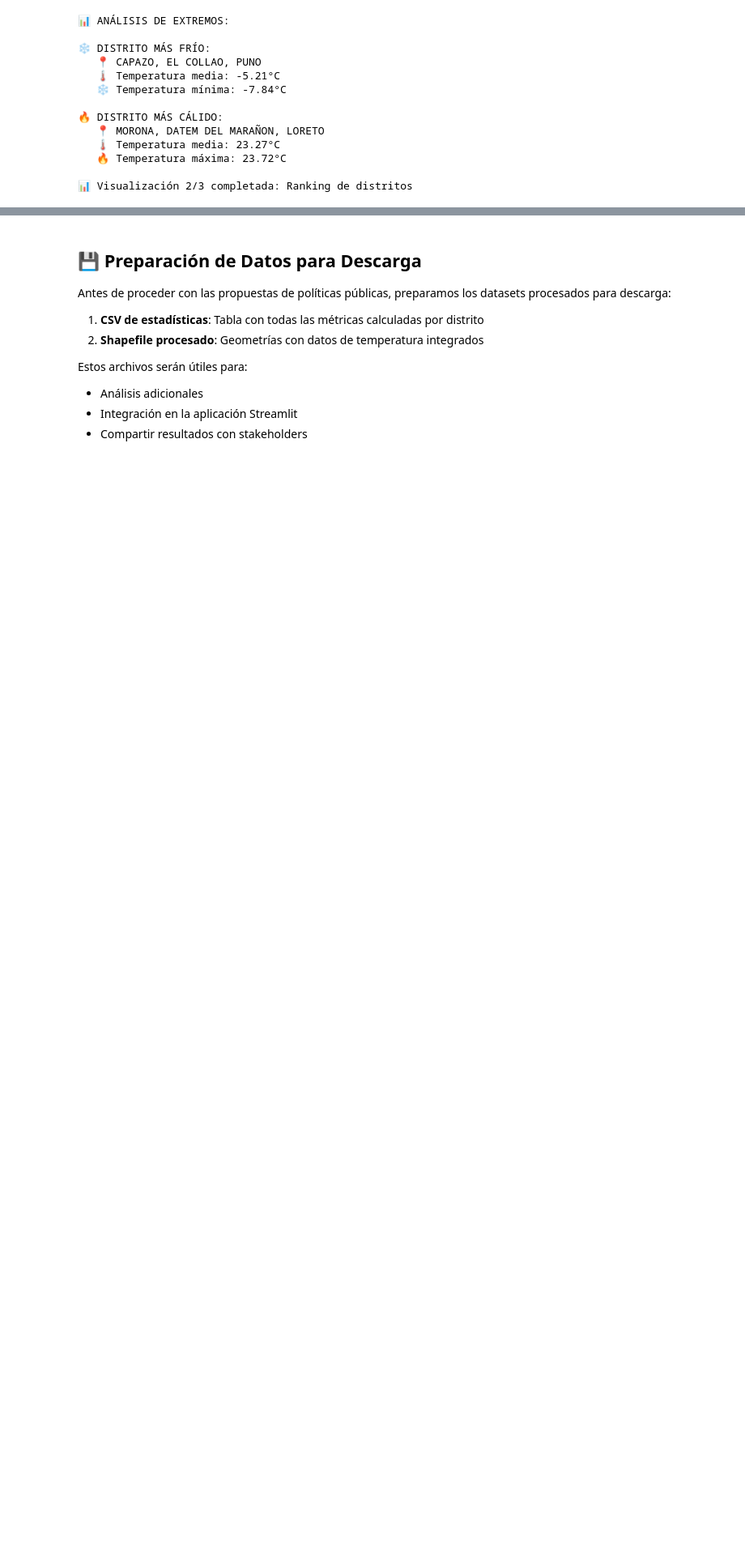
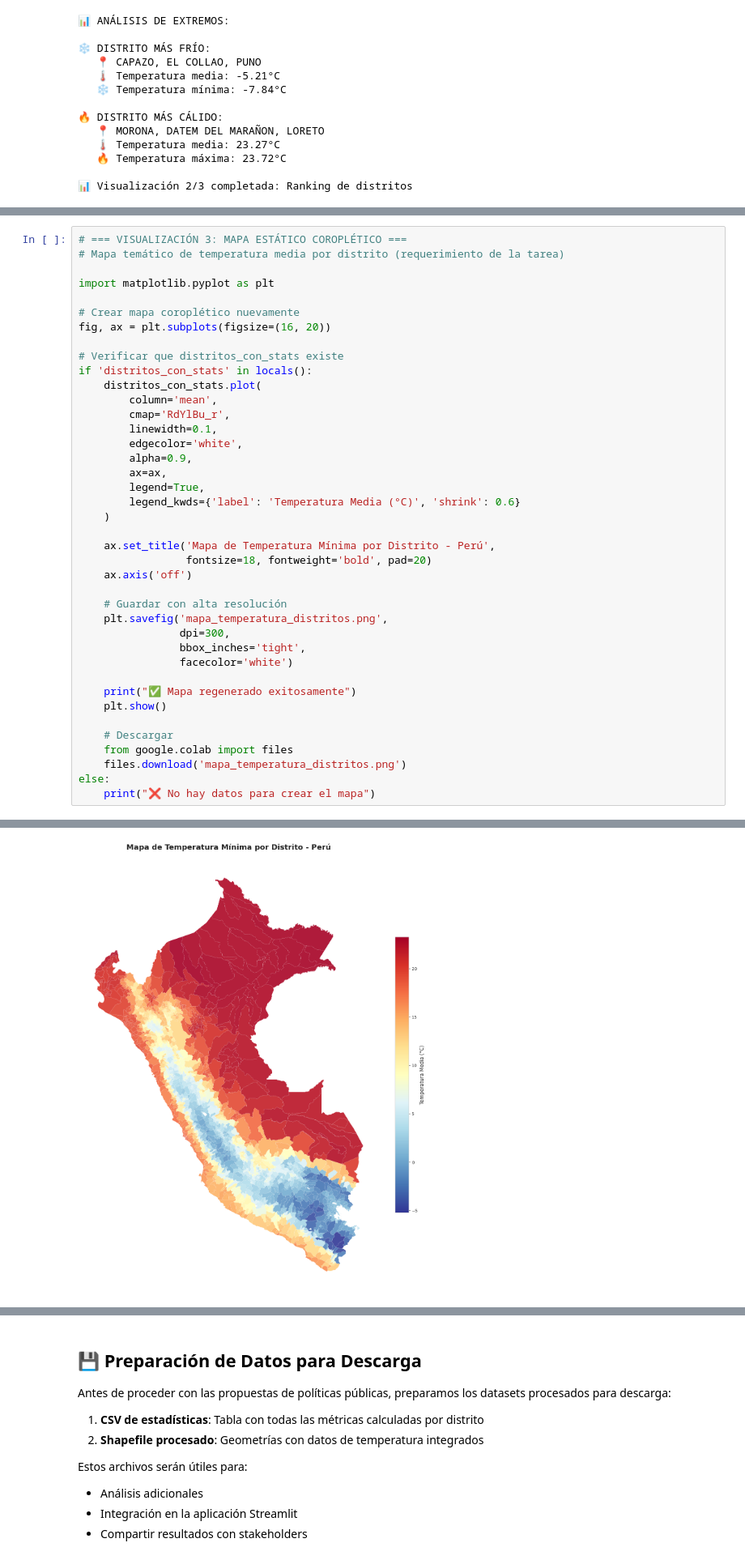
Before and after one commit to bmperaltillap-wq/Homework_3_TminPeru, a Jupyter notebook: notebooks/01_analisis_exploratorio.ipynb, the cells around one changed output, grey strips where cells are left out. Shown at 81% size. Cells and saved outputs as stored; diff of their text form; blank space fills up the shorter version.

Commit message:
Ajustes a la tarea

```diff
--- a/notebooks/01_analisis_exploratorio.ipynb
+++ b/notebooks/01_analisis_exploratorio.ipynb
@@ -903,0 +931,41 @@ print("💾 Mapa guardado como 'mapa_temperatura_distritos.png'")
+# %%
+# === VISUALIZACIÓN 3: MAPA ESTÁTICO COROPLÉTICO ===
+# Mapa temático de temperatura media por distrito (requerimiento de la tarea)
+
+import matplotlib.pyplot as plt
+
+# Crear mapa coroplético nuevamente
+fig, ax = plt.subplots(figsize=(16, 20))
+
+# Verificar que distritos_con_stats existe
+if 'distritos_con_stats' in locals():
+    distritos_con_stats.plot(
+        column='mean',
+        cmap='RdYlBu_r',
+        linewidth=0.1,
+        edgecolor='white',
+        alpha=0.9,
+        ax=ax,
+        legend=True,
+        legend_kwds={'label': 'Temperatura Media (°C)', 'shrink': 0.6}
+    )
+
+    ax.set_title('Mapa de Temperatura Mínima por Distrito - Perú',
+                 fontsize=18, fontweight='bold', pad=20)
+    ax.axis('off')
+
+    # Guardar con alta resolución
+    plt.savefig('mapa_temperatura_distritos.png',
+                dpi=300,
+                bbox_inches='tight',
+                facecolor='white')
+
+    print("✅ Mapa regenerado exitosamente")
+    plt.show()
+
+    # Descargar
+    from google.colab import files
+    files.download('mapa_temperatura_distritos.png')
+else:
+    print("❌ No hay datos para crear el mapa")
+# %% [output]
@@ -903,0 +973 @@ print("💾 Mapa guardado como 'mapa_temperatura_distritos.png'")
+[figure, added]
```
Also changed, not shown: parts of 6 cells of this notebook, 2 other files.
